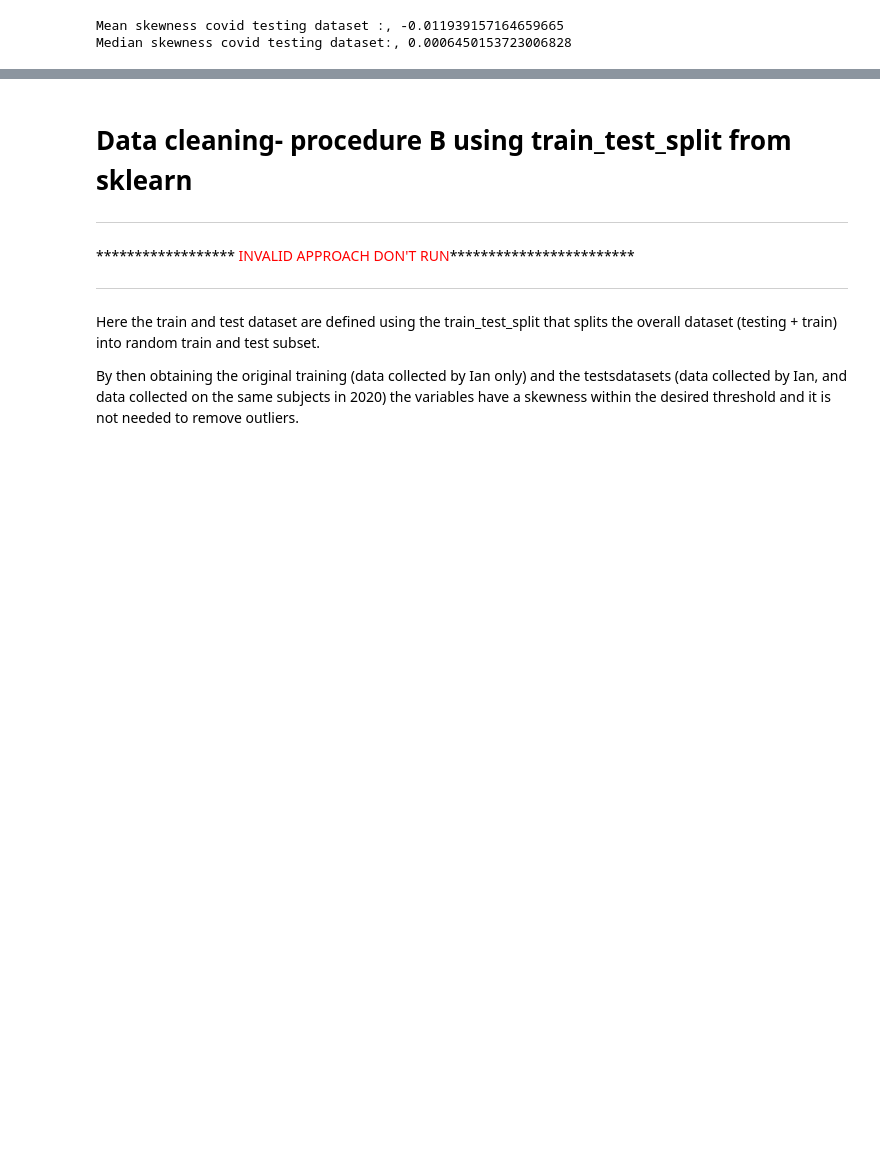
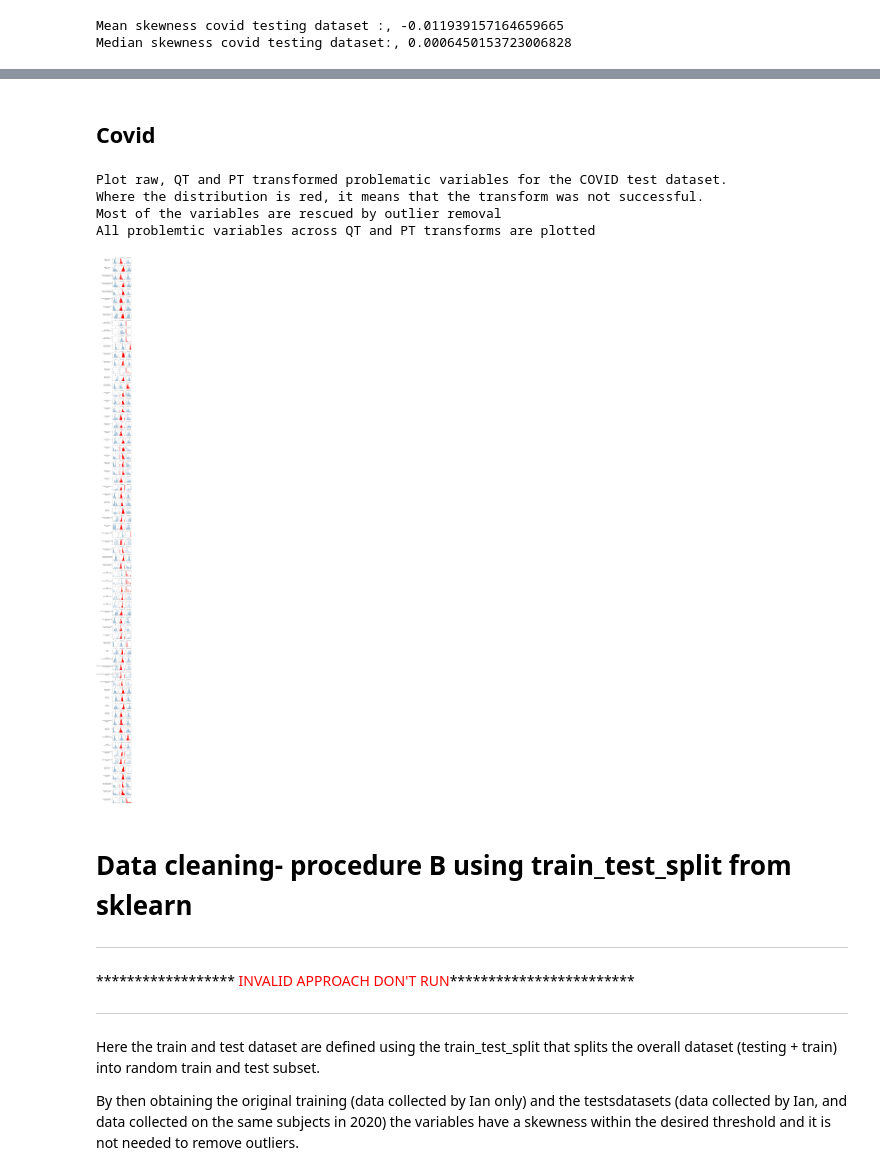
Before and after one commit to MatildeVaghi/Self_Regulation_Ontology, a Jupyter notebook: Debug_mv/Debug_qt_transform.ipynb, the cells around one changed output, grey strips where cells are left out. Cells and saved outputs as stored; diff of their text form; code cells hidden in the pictures; blank space fills up the shorter version.

```diff
--- a/Debug_mv/Debug_qt_transform.ipynb
+++ b/Debug_mv/Debug_qt_transform.ipynb
@@ -189,3 +223,7 @@ def return_original_datasets_trans(X_train_trans, X_test_trans):
     orig_train_trans  = all_data[all_data.index.str.contains('train')]
     orig_test_trans  = all_data[all_data.index.str.contains('test')]
     return orig_train_trans, orig_test_trans
+# %%
+#remove df suffix
+def remove_suffix(df, suffix):
+    df.columns = ['.'.join(i.split('.')[:-1]) if suffix in i else i for i in df.columns]
@@ -263,5 +349,5 @@ ten_item_personality_survey.extraversion
 # %%
-covid_test_trans_qt  = transform_qt(
+covid_test_trans_qt, covid_test_drop_qt  = transform_qt(
              data_train = selected_var_master_train,
-             data_test  = selected_var_covid, output_train= False, drop_failed=True)
+             data_test  = selected_var_covid, output_train= False, drop_failed=False)
 # %% [output]
@@ -402,3 +550,32 @@ Median skewness covid testing dataset:, 0.0006450153723006828
+# %% [markdown]
+## Covid
+# %%
+remove_suffix(covid_test_trans_qt, 'qt')
+remove_suffix(covid_test_trans_pt, 'pt')
+covid_bad_vars_qt, covid_bad_vars_pt, covid_bad_vars = get_failed_transforms_qt_pt(selected_var_covid,
+                                                                 covid_test_trans_qt,
+                                                                 covid_test_trans_pt)
+
+covid_raw_bad, covid_trans_qt_bad, covid_trans_pt_bad = drop_failed_transforms_qt_pt(selected_var_covid,
+                                                                   covid_test_trans_qt,
+                                                                   covid_test_trans_pt,
+                                                                   covid_bad_vars)
+
+covid_final = get_final_melted_qt_pt(covid_raw_bad,
+                               covid_trans_qt_bad,
+                               covid_trans_pt_bad)
+
+plot_individual_distribution(covid_raw_bad, covid_final, covid_bad_vars_qt, covid_bad_vars_pt)
+print('Plot raw, QT and PT transformed problematic variables for the COVID test dataset.')
+print('Where the distribution is red, it means that the transform was not successful.')
+print('Most of the variables are rescued by outlier removal')
+print('All problemtic variables across QT and PT transforms are plotted')
+# %% [output]
+Plot raw, QT and PT transformed problematic variables for the COVID test dataset.
+Where the distribution is red, it means that the transform was not successful.
+Most of the variables are rescued by outlier removal
+All problemtic variables across QT and PT transforms are plotted
+[figure, added]
 # %% [markdown]
 # Data cleaning- procedure B using train_test_split from sklearn
 ***********************************************************************************************
```
Also changed, not shown: parts of 16 cells of this notebook.
